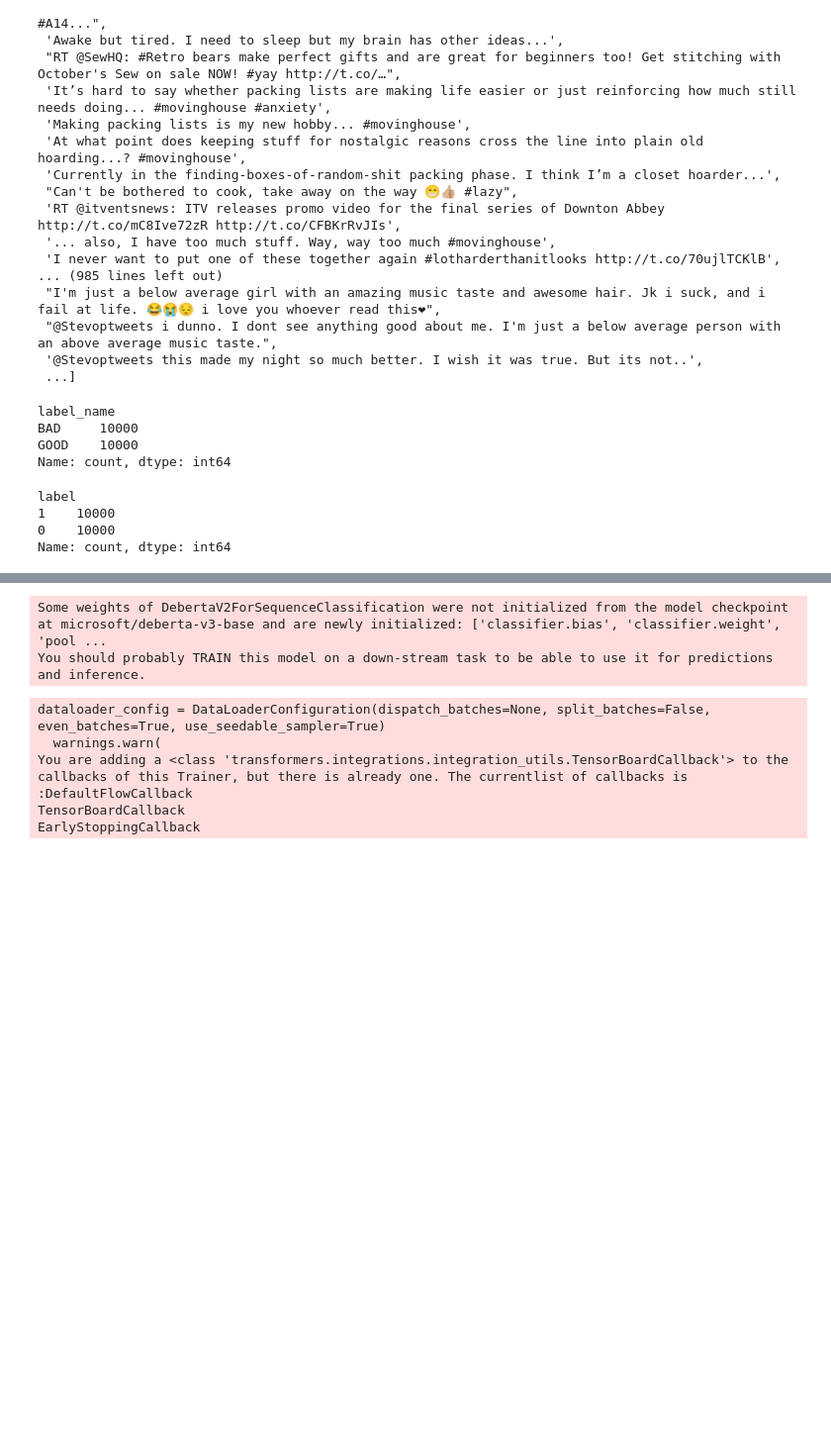
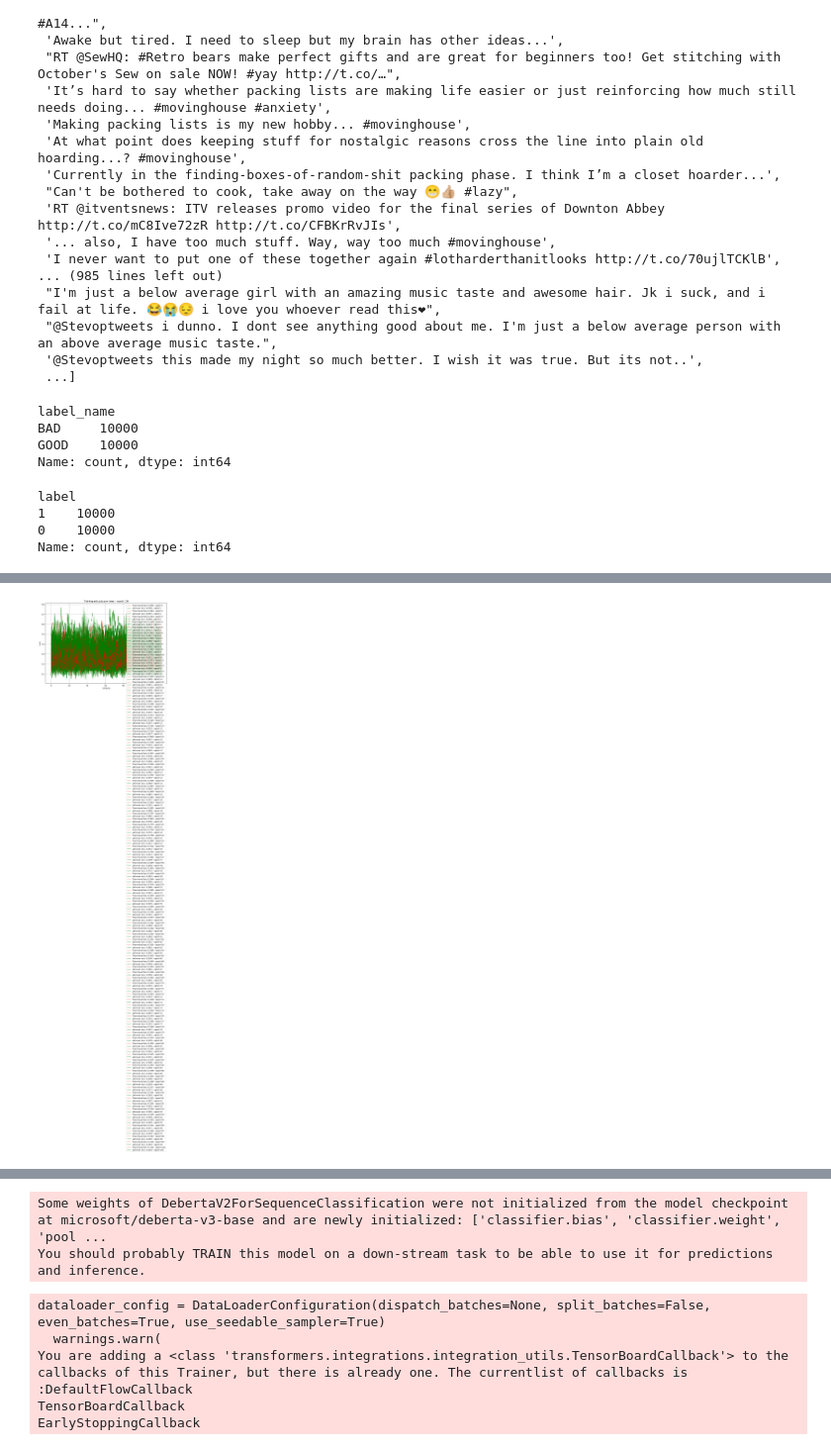
Before and after one commit to kokeitor/Twitter-Mental-Health-Classification, a Jupyter notebook: tw_classification_kaggle_def.ipynb, the cells around one changed output, grey strips where cells are left out. Shown at 99% size. Cells and saved outputs as stored; diff of their text form; code cells hidden in the pictures; blank space fills up the shorter version.

Commit message:
conv net

```diff
--- a/tw_classification_kaggle_def.ipynb
+++ b/tw_classification_kaggle_def.ipynb
@@ -1315,0 +1379,8 @@ Name: count, dtype: int64
+# %%
+## df solo enero y dec
+df_jan_dec = df[(df["nombre_mes"] == 'January') | (df["nombre_mes"] == 'December')]
+labels = {
+        0: "GOOD" ,
+         1:"BAD"
+}
+df_jan_dec["label_name"] = df_jan_dec["label"].map(labels)
@@ -1316,5 +1397,8 @@ Name: count, dtype: int64
 # %%
 ## Twitter dataset
-TW_TORCH_DATA = TwTorchData(df = df, label_field_name ='label', text_field_name = 'post_text')
+import os
+# Para habilitar la depuración de errores CUDA
+os.environ['CUDA_LAUNCH_BLOCKING'] = "1"
+TW_TORCH_DATA = TwTorchData(df = df_jan_dec, label_field_name ='label', text_field_name = 'post_text')
 len(TW_TORCH_DATA)
 # %% [output]
@@ -1362,18 +1526,18 @@ class NeuralConvNet(nn.Module):
 
 # hyperparameters
 NUM_CLASSES = df['label'].nunique()
-num_epochs = 10
+num_epochs = 100
 BATCH_SIZE = 100
 lr = 0.001
 
 train_loader = torch.utils.data.DataLoader(dataset = TW_TORCH_DATA, batch_size = BATCH_SIZE, shuffle = True)
 test_loader = torch.utils.data.DataLoader(dataset = TW_TORCH_DATA, batch_size = BATCH_SIZE, shuffle = False)
 
-
 # model
-model = NeuralConvNet(num_classes = NUM_CLASSES, input_size = TW_TORCH_DATA.x.shape[1])
+model = NeuralConvNet(num_classes = NUM_CLASSES, input_size = TW_TORCH_DATA.x.shape[1]).to(device)
 
 # loss
+binary_loss = nn.BCELoss(weight=None, size_average=None, reduce=None, reduction='mean')
 loss = nn.CrossEntropyLoss()
 
 # optimizer
@@ -1414,71 +1552,81 @@ import matplotlib.pyplot as plt
 from IPython.display import display, clear_output
 import torch
 from tqdm import tqdm
+import numpy as np
 
-val_samples = int(BATCH_SIZE * 0.3) # 20 images for validation
-train_samples = int(BATCH_SIZE - val_samples) # images for train
+# Para habilitar la depuración de errores CUDA
+import os
+os.environ['CUDA_LAUNCH_BLOCKING'] = "1"
+
+val_samples = int(BATCH_SIZE * 0.3)  # 30% for validation
+train_samples = int(BATCH_SIZE - val_samples)  # 70% for training
 
 # Setup matplotlib figure outside the loop
 plt.figure(figsize=(12, 8))
 ax = plt.gca()  # Get the current axis
 
 for e in tqdm(range(num_epochs)):
     val_loss_ = []
     train_loss_ = []
     iter_ = []
-    for i, (images, labels) in enumerate(train_loader):
+    for i, (samples, labels) in enumerate(train_loader):
 
-        # images -> (100,1,28,28)
-        # labels -> (100)
+        # Verificar las dimensiones de los datos
+        if samples.size(0) != BATCH_SIZE:
+            print(f"Unexpected batch size. Expected: {BATCH_SIZE}, Got: {samples.size(0)}")
+            continue
 
-        # train set
-        train_images = images[0:train_samples,:,:,:]
-        train_labels = labels[0:train_samples]
-        #print(train_images.shape, train_labels.shape)
+        if labels.max().item() >= NUM_CLASSES:
+            print(f"Label out of range. Max label: {labels.max().item()}, Num classes: {NUM_CLASSES}")
+            continue
 
-        # val set
-        val_images = images[val_samples:,:,:,:]
-        val_labels = labels[val_samples:]
-        #print(val_images.shape, val_labels.shape)
-
+        # Split train and validation sets
+        train_batch = samples[:train_samples, :].to(device)
+        train_labels = labels[:train_samples].to(device)
+        val_batch = samples[train_samples:, :].to(device)
+        val_labels = labels[train_samples:].to(device)
 
         # Forward pass on the training set
-        pred_labels = model(train_images)
+        pred_labels = model(train_batch)
+
         # Forward pass on the validation set
         with torch.no_grad():
-            pred_val_labels = model(val_images)
+            pred_val_labels = model(val_batch)
 
         # Compute training loss
-        train_loss = loss(input=pred_labels, target=train_labels)
+        train_loss = loss(pred_labels, train_labels)
+
         # Compute validation loss
-        with torch.no_grad():
-            val_loss = loss(input=pred_val_labels, target=val_labels)
+        val_loss = loss(pred_val_labels, val_labels)
 
         iter_.append(i)
         train_loss_.append(train_loss.item())
         val_loss_.append(val_loss.item())
 
         # Backward pass and optimize
         train_loss.backward()
         optimizer.step()
         optimizer.zero_grad()
 
+    # After all batches, compute epoch metrics
+    print(f"\nLoss train epoch mean: {np.mean(train_loss_):.3f}")
+    print(f"Val epoch mean loss: {np.mean(val_loss_):.3f}")
 
-
-
-    print(f"\nLoss train epoch mean : {np.mean(train_loss_):.3f}")
-    print(f"\nVal epoch mean loss : {np.mean(val_loss_):.3f}")
-
-    # Validation curves
-    ax.plot(np.arange(e*len(train_loader),len(train_loader)*(e+1)), train_loss_, 'red', alpha = 0.5, label=f'Train mean loss : {np.mean(train_loss_):.4f} - epoch : {e+1}')
-    ax.plot(np.arange(e*len(train_loader),len(train_loader)*(e+1)), val_loss_, 'green', alpha = 0.8, label=f'Val mean loss : {np.mean(val_loss_):.4f} - epoch {e+1}')
-    ax.legend()
-    ax.set_xlabel('Iteration')
-    ax.set_ylabel('Loss')
-    ax.set_title(f'Training and Validation Loss -- epoch {e+1}')
-    ax.grid(True)
-    clear_output(wait=True)
-    display(ax.figure)  # Display the figure being updated
-
+    # Update validation curves
+    try:
+        if len(train_loss_) > 0 and len(val_loss_) > 0:
+            ax.plot(np.arange(e * len(train_loader), len(train_loader) * (e + 1)), train_loss_, 'red', alpha=0.5, label=f'Train mean loss: {np.mean(train_loss_):.4f} - epoch {e+1}')
+            ax.plot(np.arange(e * len(train_loader), len(train_loader) * (e + 1)), val_loss_, 'green', alpha=0.8, label=f'Val mean loss: {np.mean(val_loss_):.4f} - epoch {e+1}')
+            ax.legend()
+            ax.set_xlabel('Iteration')
+            ax.set_ylabel('Loss')
+            ax.set_title(f'Training and Validation Loss -- epoch {e+1}')
+            ax.grid(True)
+            clear_output(wait=True)
+            display(ax.figure)  # Display the figure being updated
+    except Exception as e:
+        print(f"Error en el plotting : {e}")
 
 plt.close()  # Close the plot when the training is done
+# %% [output]
+[figure, added]
```
Also changed, not shown: parts of 31 cells of this notebook.
